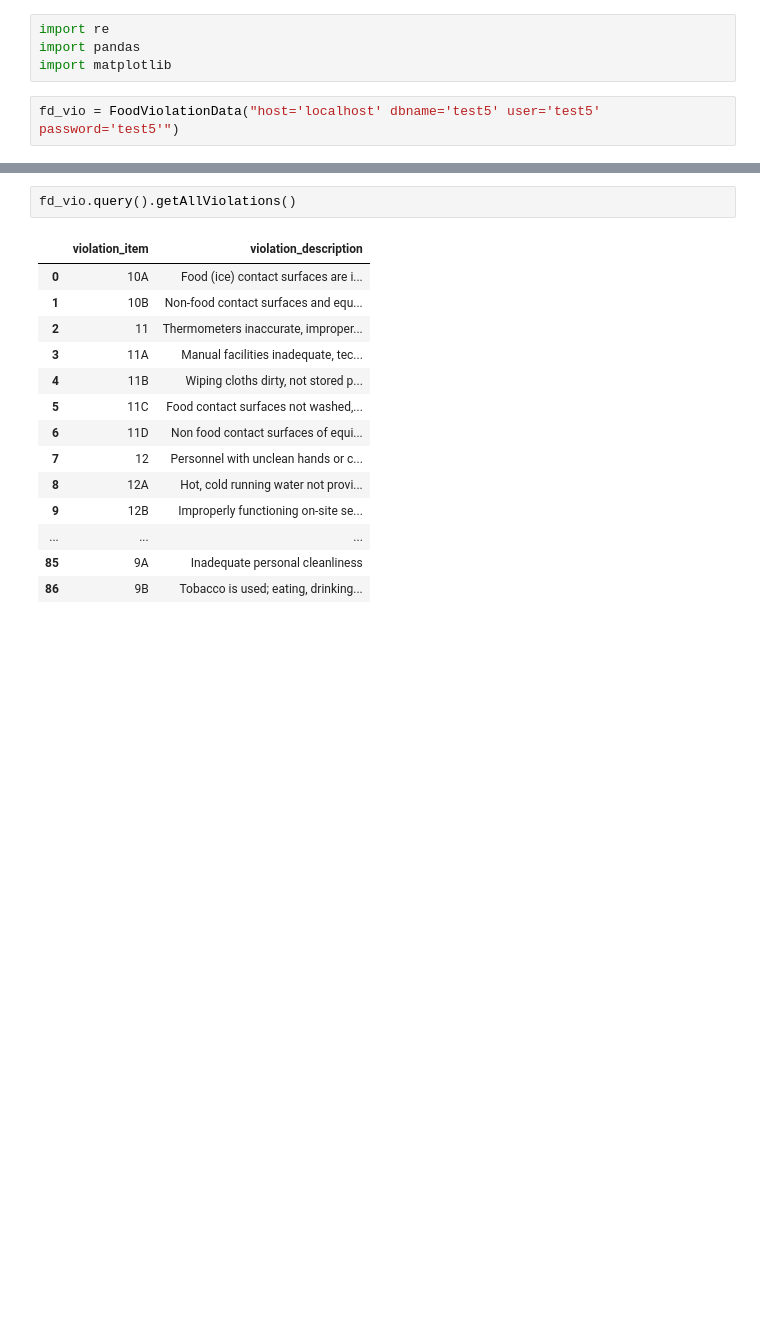
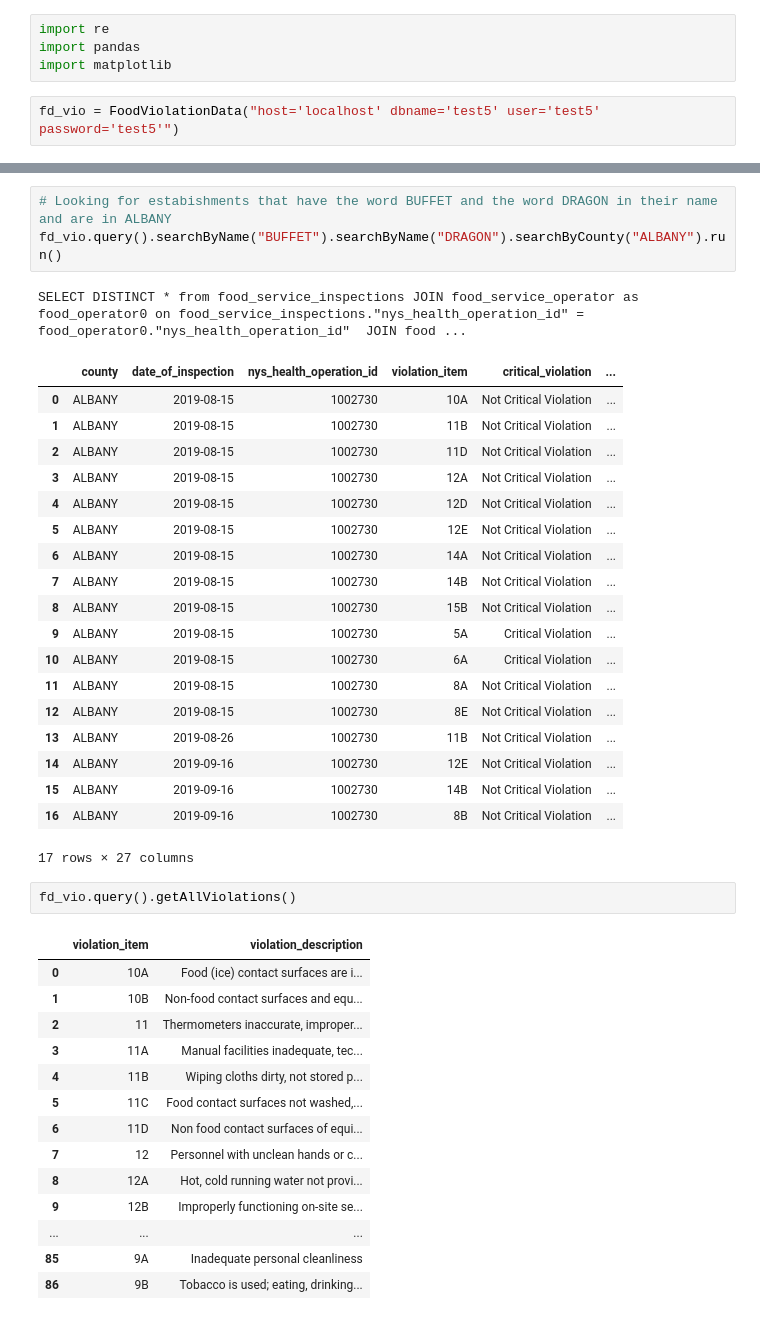
Before and after one commit to Gaurangprasad/DBMS_Fall19_project, a Jupyter notebook: App_Notebook.ipynb, the cells around one changed output, grey strips where cells are left out. Cells and saved outputs as stored; diff of their text form; blank space fills up the shorter version.

```diff
--- a/App_Notebook.ipynb
+++ b/App_Notebook.ipynb
@@ -170,3 +193,27 @@ SELECT DISTINCT * from food_service_inspections JOIN food_service_operator_disti
+# %%
+# Looking for estabishments that have the word BUFFET and the word DRAGON in their name and are in ALBANY
+fd_vio.query().searchByName("BUFFET").searchByName("DRAGON").searchByCounty("ALBANY").run()
+# %% [output]
+SELECT DISTINCT * from food_service_inspections JOIN food_service_operator as food_operator0 on food_service_inspections."nys_health_operation_id" = food_operator0."nys_health_operation_id"  JOIN food ...
+|  | county | date_of_inspection | nys_health_operation_id | violation_item | critical_violation | ... |
+| 0 | ALBANY | 2019-08-15 | 1002730 | 10A | Not Critical Violation | ... |
+| 1 | ALBANY | 2019-08-15 | 1002730 | 11B | Not Critical Violation | ... |
+| 2 | ALBANY | 2019-08-15 | 1002730 | 11D | Not Critical Violation | ... |
+| 3 | ALBANY | 2019-08-15 | 1002730 | 12A | Not Critical Violation | ... |
+| 4 | ALBANY | 2019-08-15 | 1002730 | 12D | Not Critical Violation | ... |
+| 5 | ALBANY | 2019-08-15 | 1002730 | 12E | Not Critical Violation | ... |
+| 6 | ALBANY | 2019-08-15 | 1002730 | 14A | Not Critical Violation | ... |
+| 7 | ALBANY | 2019-08-15 | 1002730 | 14B | Not Critical Violation | ... |
+| 8 | ALBANY | 2019-08-15 | 1002730 | 15B | Not Critical Violation | ... |
+| 9 | ALBANY | 2019-08-15 | 1002730 | 5A | Critical Violation | ... |
+| 10 | ALBANY | 2019-08-15 | 1002730 | 6A | Critical Violation | ... |
+| 11 | ALBANY | 2019-08-15 | 1002730 | 8A | Not Critical Violation | ... |
+| 12 | ALBANY | 2019-08-15 | 1002730 | 8E | Not Critical Violation | ... |
+| 13 | ALBANY | 2019-08-26 | 1002730 | 11B | Not Critical Violation | ... |
+| 14 | ALBANY | 2019-09-16 | 1002730 | 12E | Not Critical Violation | ... |
+| 15 | ALBANY | 2019-09-16 | 1002730 | 14B | Not Critical Violation | ... |
+| 16 | ALBANY | 2019-09-16 | 1002730 | 8B | Not Critical Violation | ... |
+17 rows × 27 columns
 # %%
 fd_vio.query().getAllViolations()
 # %% [output]
```
Also changed, not shown: parts of 3 cells of this notebook.
